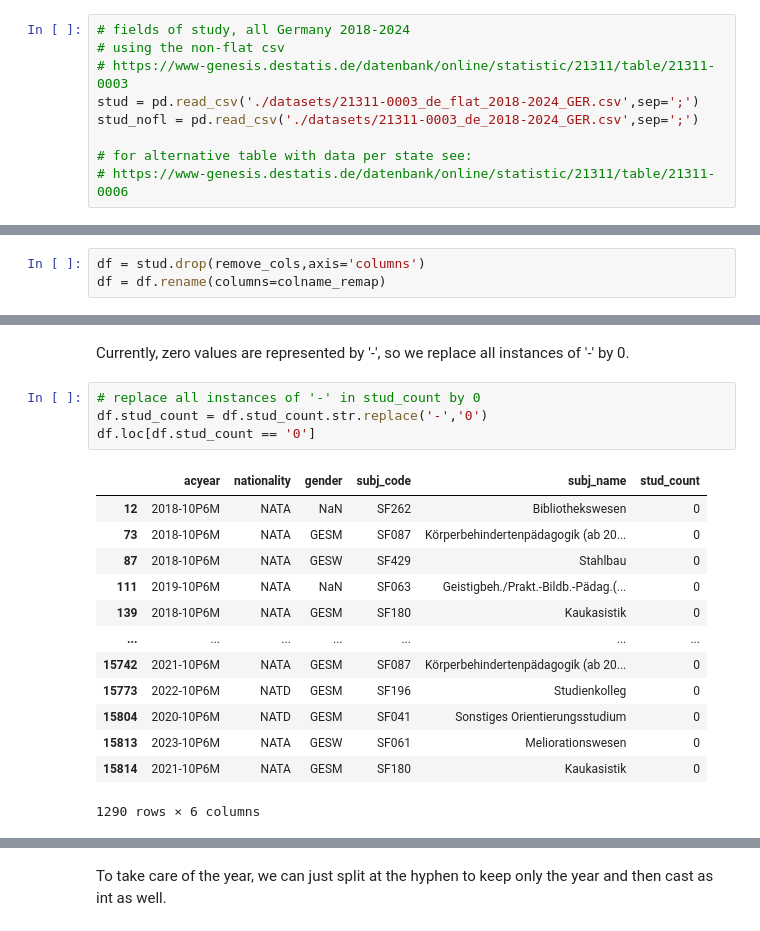
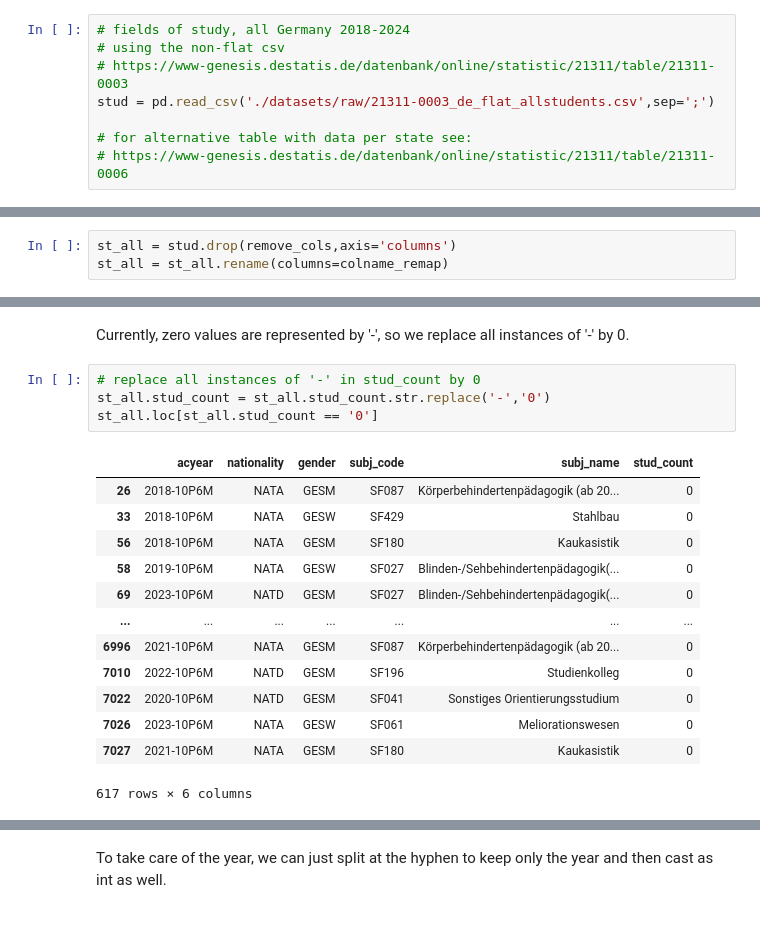
Before and after one commit to gfkpth/project-2-eda-sql, a Jupyter notebook: core_EDA.ipynb, the cells around one changed output, grey strips where cells are left out. Cells and saved outputs as stored; diff of their text form.

```diff
--- a/core_EDA.ipynb
+++ b/core_EDA.ipynb
@@ -35,8 +35,7 @@ import seaborn as sns
 # fields of study, all Germany 2018-2024
 # using the non-flat csv
 # https://www-genesis.destatis.de/datenbank/online/statistic/21311/table/21311-0003
-stud = pd.read_csv('./datasets/21311-0003_de_flat_2018-2024_GER.csv',sep=';')
-stud_nofl = pd.read_csv('./datasets/21311-0003_de_2018-2024_GER.csv',sep=';')
+stud = pd.read_csv('./datasets/raw/21311-0003_de_flat_allstudents.csv',sep=';')
 
 # for alternative table with data per state see:
 # https://www-genesis.destatis.de/datenbank/online/statistic/21311/table/21311-0006
@@ -149,4 +162,4 @@ colname_remap = {
 # %%
-df = stud.drop(remove_cols,axis='columns')
-df = df.rename(columns=colname_remap)
+st_all = stud.drop(remove_cols,axis='columns')
+st_all = st_all.rename(columns=colname_remap)
 # %%
@@ -173,21 +186,21 @@ df.loc[df.stud_count == '0']
 Currently, zero values are represented by '-', so we replace all instances of '-' by 0.
 # %%
 # replace all instances of '-' in stud_count by 0
-df.stud_count = df.stud_count.str.replace('-','0')
-df.loc[df.stud_count == '0']
+st_all.stud_count = st_all.stud_count.str.replace('-','0')
+st_all.loc[st_all.stud_count == '0']
 # %% [output]
 |  | acyear | nationality | gender | subj_code | subj_name | stud_count |
-| 12 | 2018-10P6M | NATA | NaN | SF262 | Bibliothekswesen | 0 |
-| 73 | 2018-10P6M | NATA | GESM | SF087 | Körperbehindertenpädagogik (ab 20... | 0 |
-| 87 | 2018-10P6M | NATA | GESW | SF429 | Stahlbau | 0 |
-| 111 | 2019-10P6M | NATA | NaN | SF063 | Geistigbeh./Prakt.-Bildb.-Pädag.(... | 0 |
-| 139 | 2018-10P6M | NATA | GESM | SF180 | Kaukasistik | 0 |
+| 26 | 2018-10P6M | NATA | GESM | SF087 | Körperbehindertenpädagogik (ab 20... | 0 |
+| 33 | 2018-10P6M | NATA | GESW | SF429 | Stahlbau | 0 |
+| 56 | 2018-10P6M | NATA | GESM | SF180 | Kaukasistik | 0 |
+| 58 | 2019-10P6M | NATA | GESW | SF027 | Blinden-/Sehbehindertenpädagogik(... | 0 |
+| 69 | 2023-10P6M | NATD | GESM | SF027 | Blinden-/Sehbehindertenpädagogik(... | 0 |
 | ... | ... | ... | ... | ... | ... | ... |
-| 15742 | 2021-10P6M | NATA | GESM | SF087 | Körperbehindertenpädagogik (ab 20... | 0 |
-| 15773 | 2022-10P6M | NATD | GESM | SF196 | Studienkolleg | 0 |
-| 15804 | 2020-10P6M | NATD | GESM | SF041 | Sonstiges Orientierungsstudium | 0 |
-| 15813 | 2023-10P6M | NATA | GESW | SF061 | Meliorationswesen | 0 |
-| 15814 | 2021-10P6M | NATA | GESM | SF180 | Kaukasistik | 0 |
+| 6996 | 2021-10P6M | NATA | GESM | SF087 | Körperbehindertenpädagogik (ab 20... | 0 |
+| 7010 | 2022-10P6M | NATD | GESM | SF196 | Studienkolleg | 0 |
+| 7022 | 2020-10P6M | NATD | GESM | SF041 | Sonstiges Orientierungsstudium | 0 |
+| 7026 | 2023-10P6M | NATA | GESW | SF061 | Meliorationswesen | 0 |
+| 7027 | 2021-10P6M | NATA | GESM | SF180 | Kaukasistik | 0 |
-1290 rows × 6 columns
+617 rows × 6 columns
 # %%
 # now we can cast as type int
```
Also changed, not shown: parts of 66 cells of this notebook, 11 other files.
